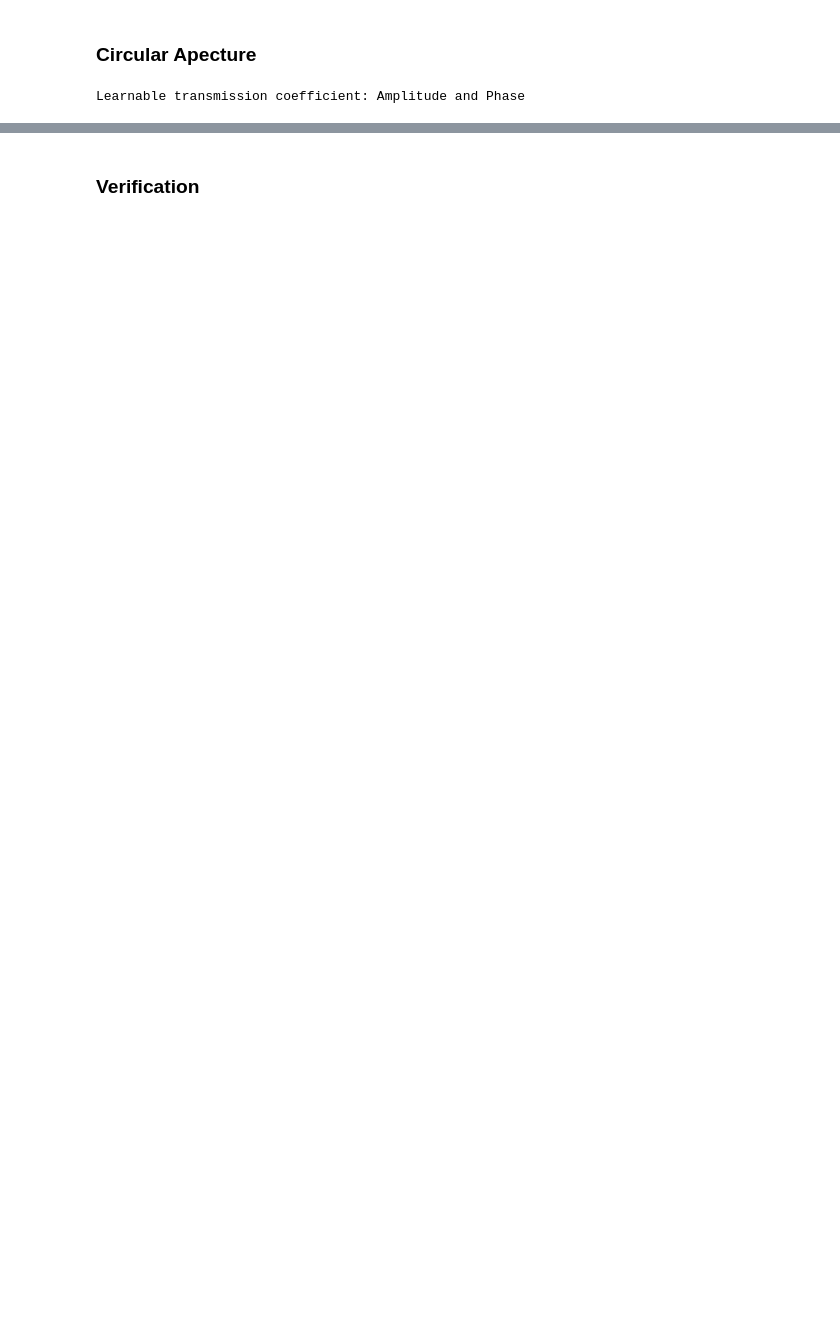
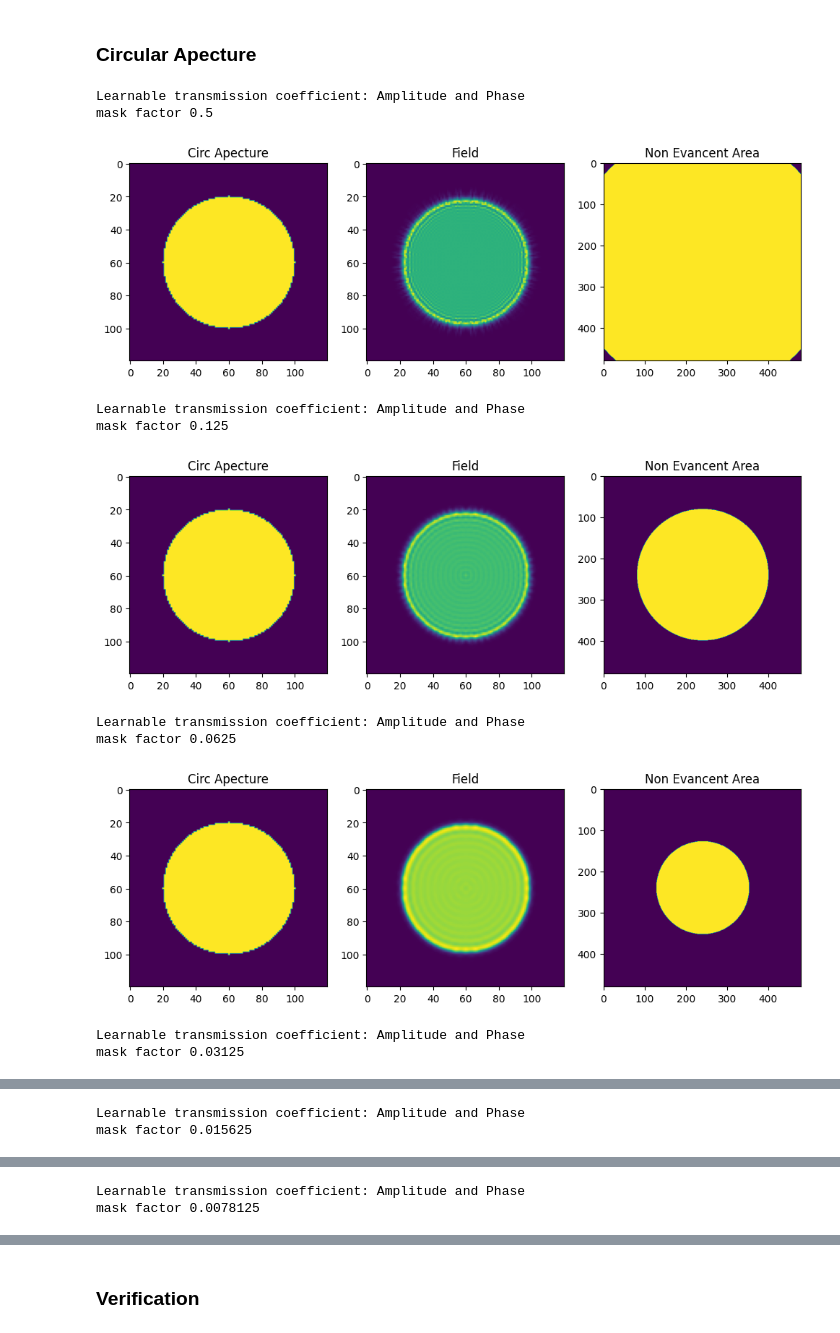
Before and after one commit to sanjith1999/FRIS, a Jupyter notebook: Farhath/ver_mod.ipynb, the cells around one changed output, grey strips where cells are left out. Cells and saved outputs as stored; diff of their text form; code cells hidden in the pictures; blank space fills up the shorter version.

```diff
--- a/Farhath/ver_mod.ipynb
+++ b/Farhath/ver_mod.ipynb
@@ -6,11 +6,3 @@ import libs.fm_mod as fm
 import numpy as np
 # %% [markdown]
 ### Circular Apecture
-# %%
-Nx = Ny = 120
-dx, dz = 2*1e-6,2*1e-6
-lam = .532*1e-6
-mask_factor = 1/64
-aNs = AS.d2nnASwWindow_layer(n_neurons_input = Nx, n_neurons_output=Nx, delta_z=dz, lambda_=lam, neuron_size = dx,mask_factor=mask_factor)
-# %% [output]
-Learnable transmission coefficient: Amplitude and Phase
@@ -17,11 +15,41 @@ Learnable transmission coefficient: Amplitude and Phase
 # %%
+for m in mask_factor_arr:
 
-R , cx, cy = Nx//3, Nx//2, Ny//2
-circ_apecture = torch.zeros((Nx,Ny)).float()
-X = torch.linspace(0, Nx-1, Nx)
-Y = torch.linspace(0, Ny-1, Ny)
+    aNs = AS.d2nnASwWindow_layer(n_neurons_input = Nx, n_neurons_output=Nx, delta_z=dz, lambda_=lam, dx = dx,mask_factor=m)
 
-x,y = torch.meshgrid(X, Y)
-distance = torch.sqrt((x - cx)**2 + (y - cy)**2 )
-in_circ = distance <= R
-circ_apecture[in_circ] = 1
+    R , cx, cy = Nx//3, Nx//2, Ny//2
+    circ_apecture = torch.zeros((Nx,Ny)).float()
+    X = torch.linspace(0, Nx-1, Nx)
+    Y = torch.linspace(0, Ny-1, Ny)
+
+    x,y = torch.meshgrid(X, Y)
+    distance = torch.sqrt((x - cx)**2 + (y - cy)**2 )
+    in_circ = distance <= R
+    circ_apecture[in_circ] = 1
+
+    aNs.find_transfer_function(delta_z = 10 * dz, mask_factor=m)
+
+    output_field = aNs.forward(circ_apecture.unsqueeze(0).float())
+    field = (output_field.abs()**2).detach()
+    print('mask factor',m)
+    fig, axes = plt.subplots(1,3, figsize=(12, 6))
+
+    axes[0].imshow(circ_apecture)
+    axes[0].set_title("Circ Apecture")
+    axes[1].imshow(field[0])
+    axes[1].set_title("Field")
+    axes[2].imshow(AS.non_evancent_area)
+    axes[2].set_title("Non Evancent Area")
+    plt.show()
+# %% [output]
+Learnable transmission coefficient: Amplitude and Phase
+mask factor 0.5
+[figure, added]
+Learnable transmission coefficient: Amplitude and Phase
+mask factor 0.125
+[figure, added]
+Learnable transmission coefficient: Amplitude and Phase
+mask factor 0.0625
+[figure, added]
+Learnable transmission coefficient: Amplitude and Phase
+mask factor 0.03125
@@ -27,0 +57,2 @@ circ_apecture[in_circ] = 1
+Learnable transmission coefficient: Amplitude and Phase
+mask factor 0.015625
@@ -27,0 +60,2 @@ circ_apecture[in_circ] = 1
+Learnable transmission coefficient: Amplitude and Phase
+mask factor 0.0078125
```
Also changed, not shown: parts of 10 cells of this notebook, 3 other files.
